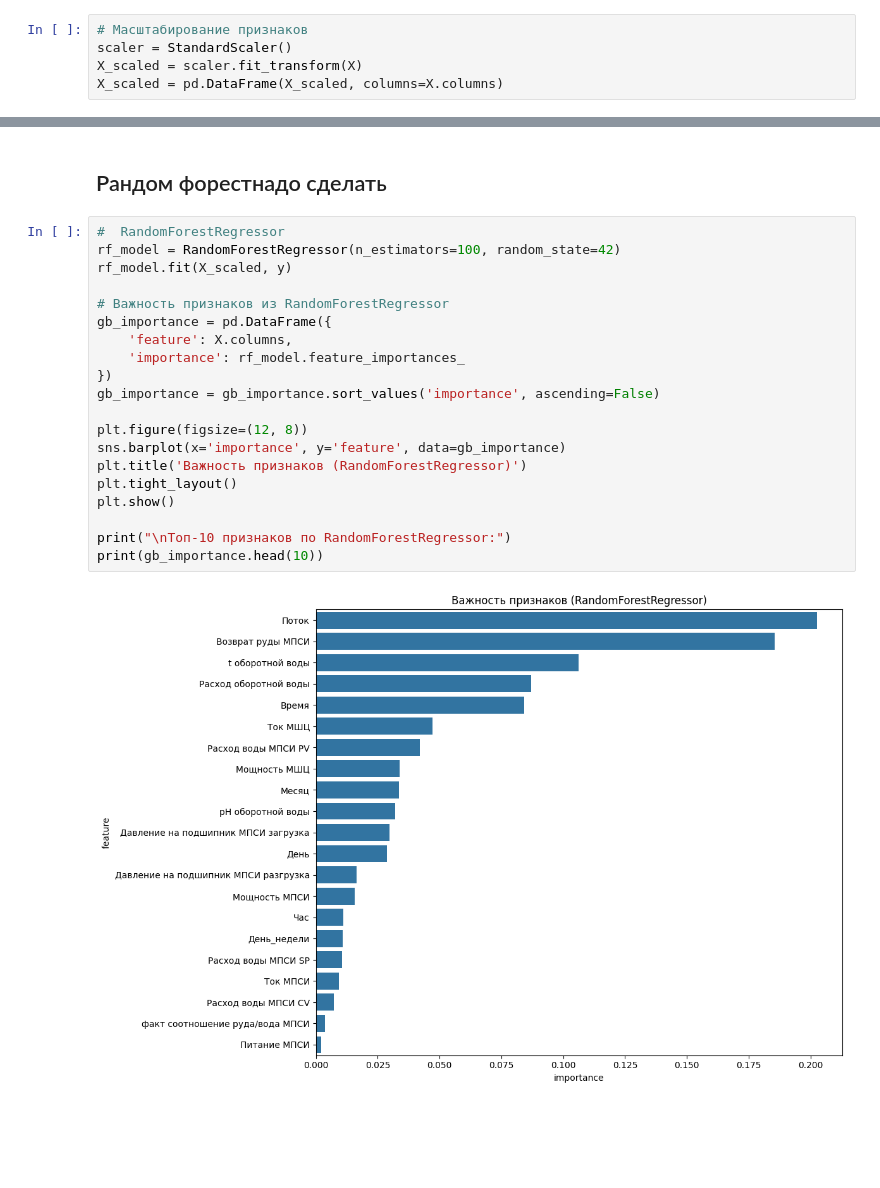
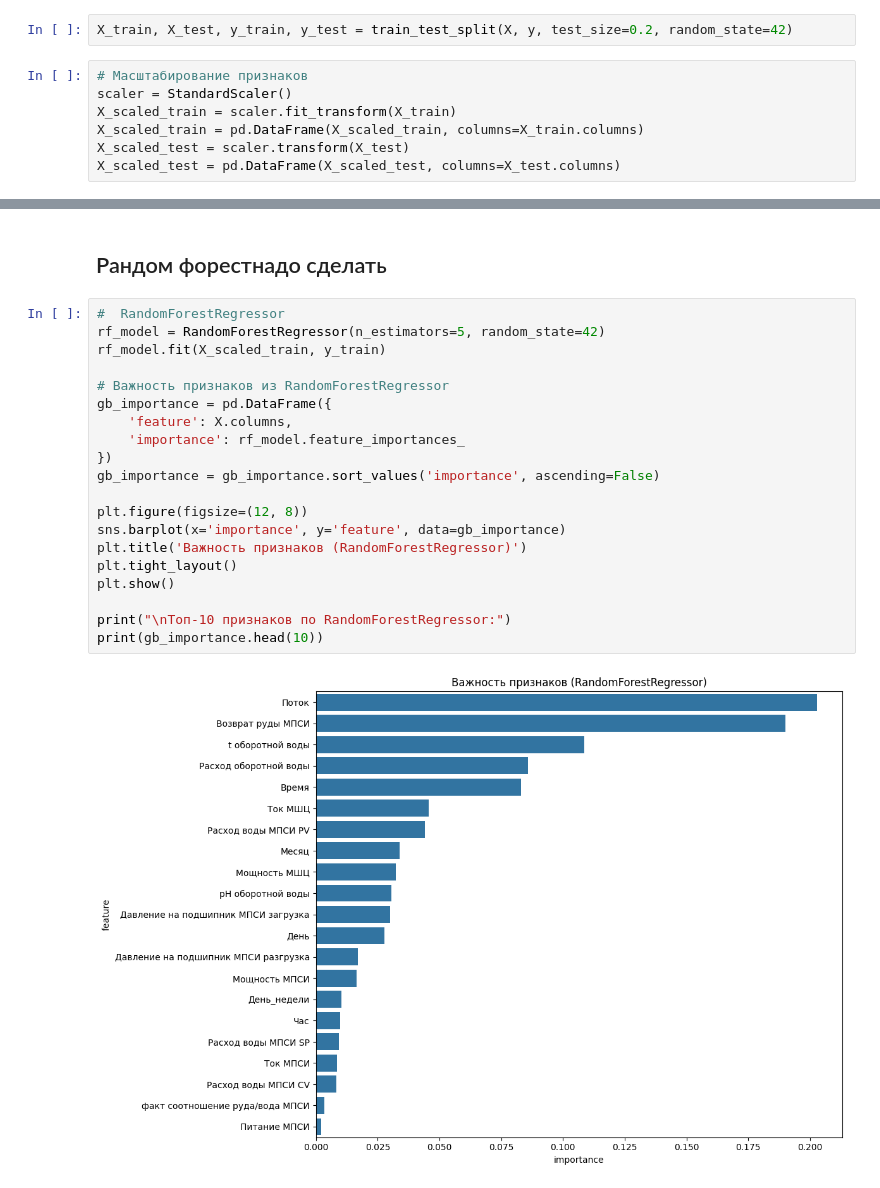
Before and after one commit to ItamMigel/Marathon-Digital-Solutions, a Jupyter notebook: analys.ipynb, the cells around one changed output, grey strips where cells are left out. Cells and saved outputs as stored; diff of their text form; blank space fills up the shorter version.

```diff
--- a/analys.ipynb
+++ b/analys.ipynb
@@ -466,8 +477,12 @@ print(X.dtypes)
 Месяц                                     int32
 День_недели                               int32
 dtype: object
+# %%
+X_train, X_test, y_train, y_test = train_test_split(X, y, test_size=0.2, random_state=42)
 # %%
 # Масштабирование признаков
 scaler = StandardScaler()
-X_scaled = scaler.fit_transform(X)
-X_scaled = pd.DataFrame(X_scaled, columns=X.columns)
+X_scaled_train = scaler.fit_transform(X_train)
+X_scaled_train = pd.DataFrame(X_scaled_train, columns=X_train.columns)
+X_scaled_test = scaler.transform(X_test)
+X_scaled_test = pd.DataFrame(X_scaled_test, columns=X_test.columns)
@@ -500,25 +490,25 @@ dtype: float64
 ## Рандом форестнадо сделать
 # %%
 #  RandomForestRegressor
-rf_model = RandomForestRegressor(n_estimators=100, random_state=42)
-rf_model.fit(X_scaled, y)
+rf_model = RandomForestRegressor(n_estimators=5, random_state=42)
+rf_model.fit(X_scaled_train, y_train)
 
 # Важность признаков из RandomForestRegressor
 gb_importance = pd.DataFrame({
     'feature': X.columns,
     'importance': rf_model.feature_importances_
 })
 gb_importance = gb_importance.sort_values('importance', ascending=False)
 
 plt.figure(figsize=(12, 8))
 sns.barplot(x='importance', y='feature', data=gb_importance)
 plt.title('Важность признаков (RandomForestRegressor)')
 plt.tight_layout()
 plt.show()
 
 print("\nТоп-10 признаков по RandomForestRegressor:")
 print(gb_importance.head(10))
 # %% [output]
-[figure, old version]
+[figure, new version]
 Топ-10 признаков по RandomForestRegressor:
                   feature  importance
```
Also changed, not shown: parts of 18 cells of this notebook, 1 other file.
